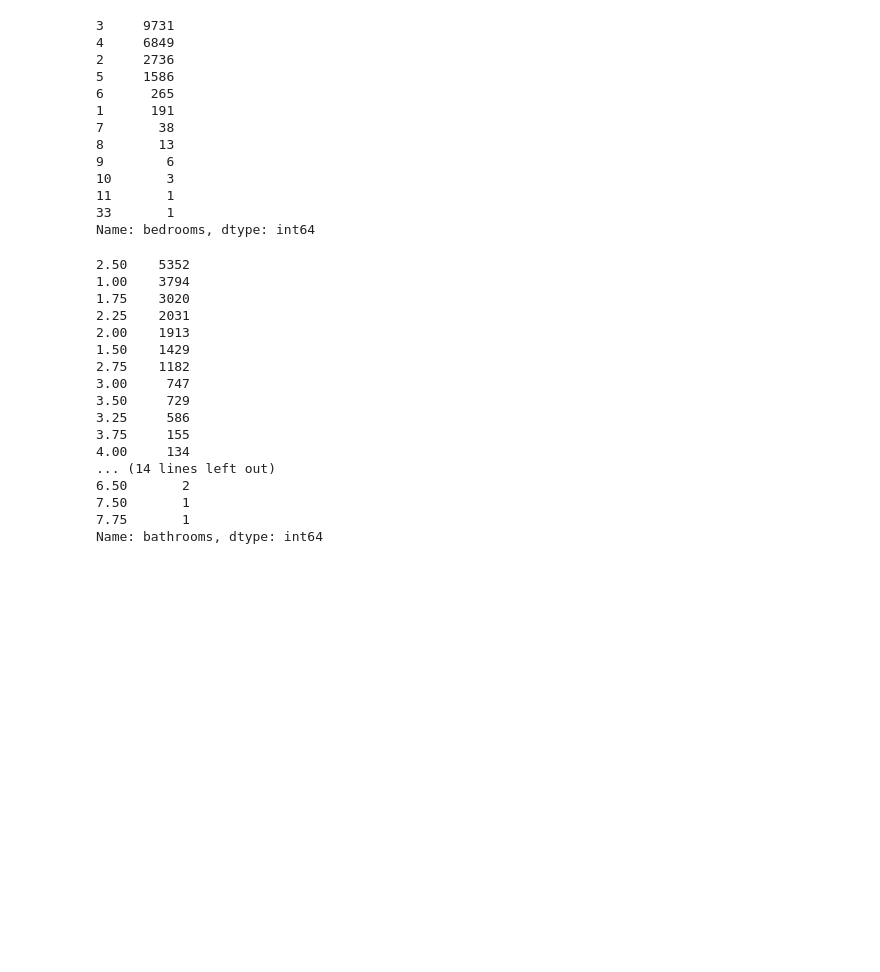
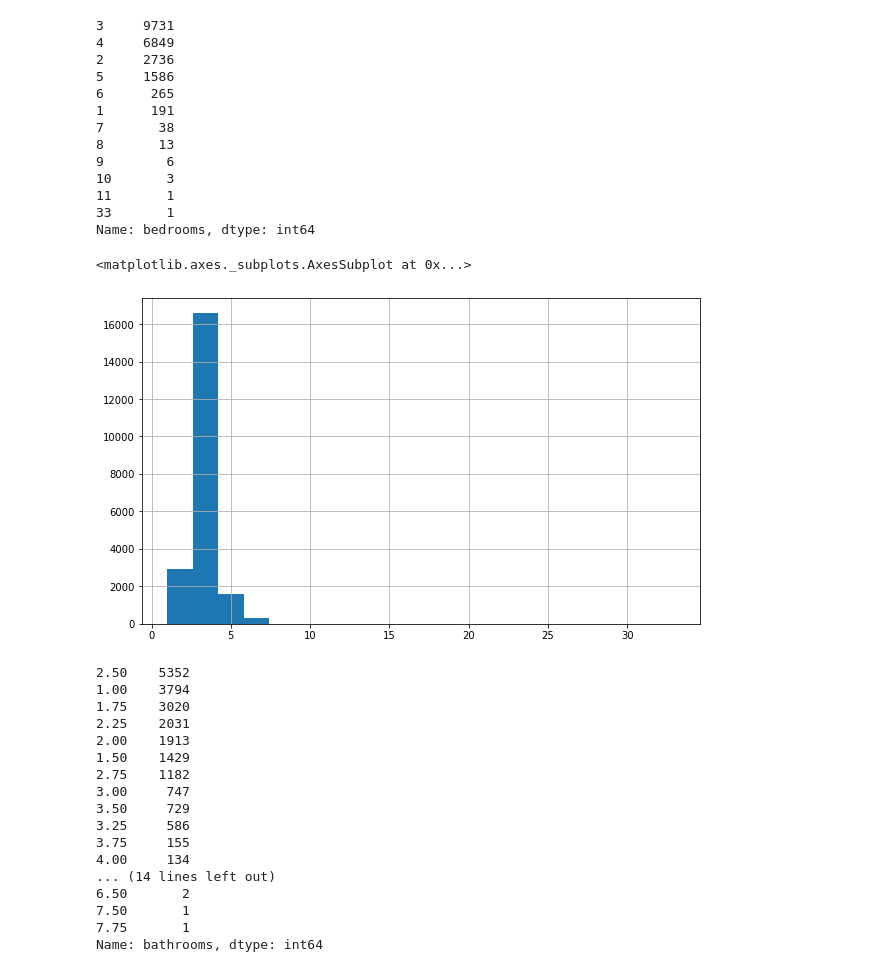
Before and after one commit to adinas94/King-Country-Regression, a Jupyter notebook: Data Cleaning Notebook.ipynb, the cells around one changed output. Cells and saved outputs as stored; diff of their text form; code cells hidden in the pictures; blank space fills up the shorter version.

```diff
--- a/Data Cleaning Notebook.ipynb
+++ b/Data Cleaning Notebook.ipynb
@@ -283,6 +297,13 @@ df.bedrooms.value_counts()
 11       1
 33       1
 Name: bedrooms, dtype: int64
+# %%
+#Take a close up look at the histogram of bedrooms
+
+df['bedrooms'].hist(figsize=(10,6), bins=20)
+# %% [output]
+<matplotlib.axes._subplots.AxesSubplot at 0x...>
+[figure, added]
 # %%
 df.bathrooms.value_counts()
 # %% [output]
```
Also changed, not shown: parts of 14 cells of this notebook.
